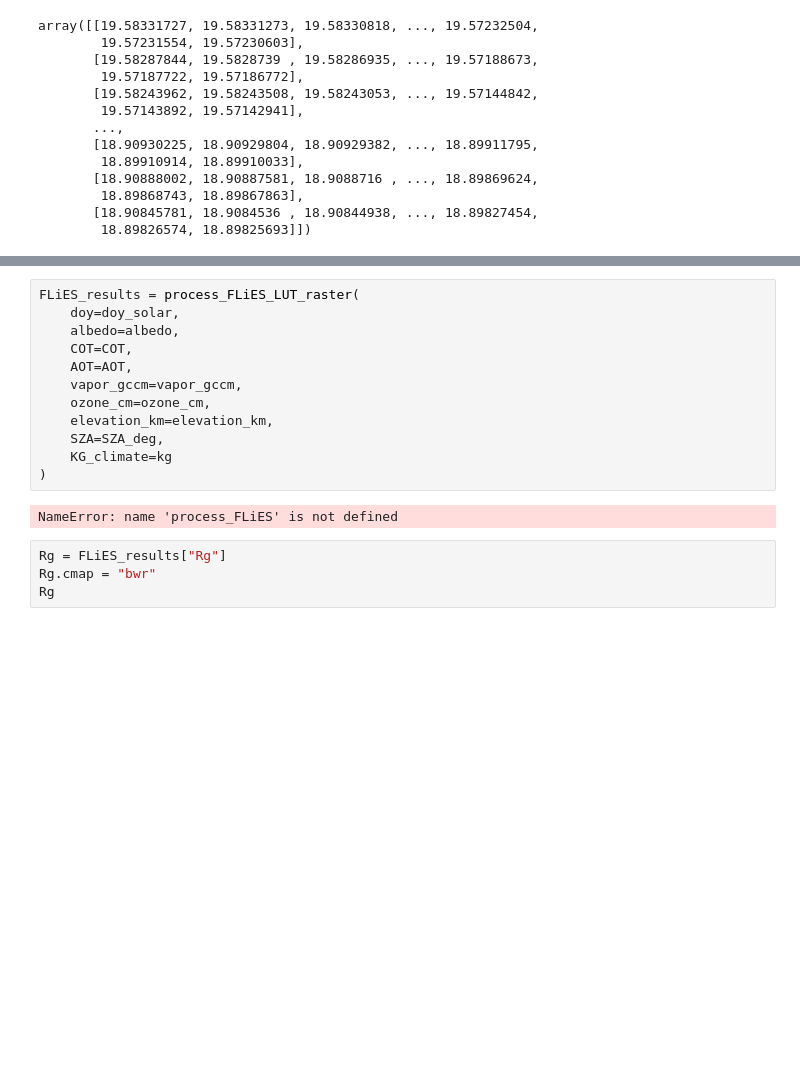
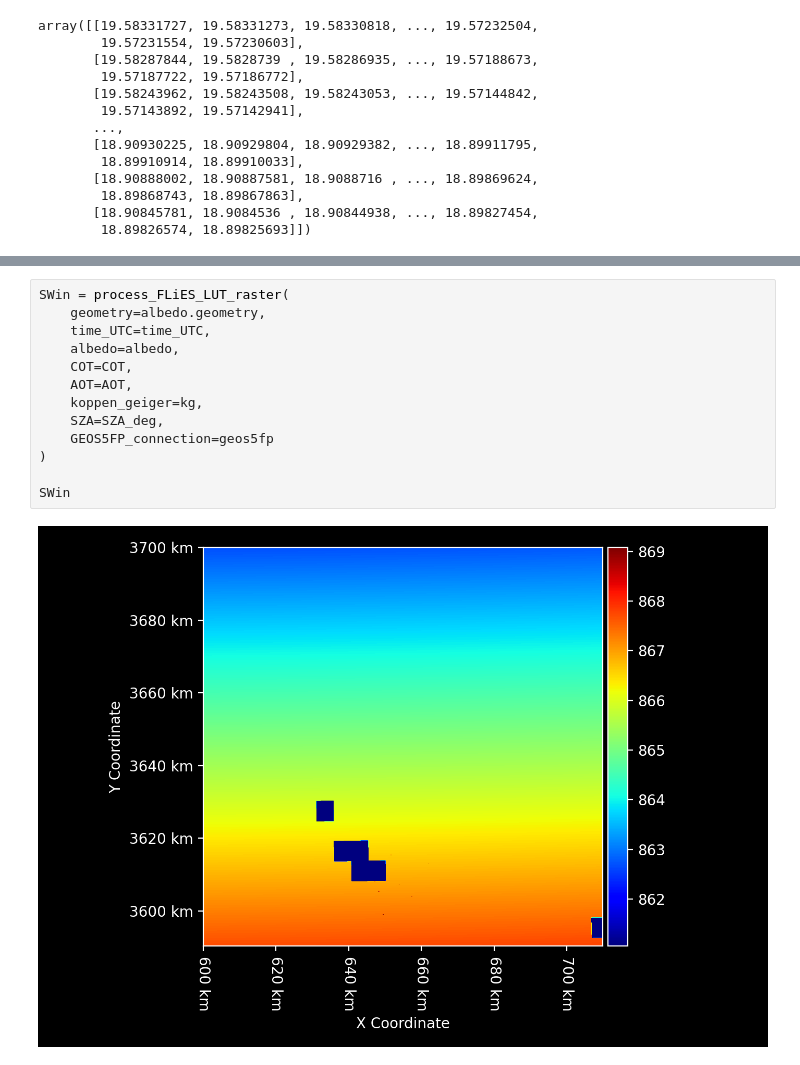
Before and after one commit to gregory-halverson-jpl/FLiESLUT, a Jupyter notebook: Processing FLiES with a raster.ipynb, the cells around one changed output, grey strips where cells are left out. Saved outputs shown, nothing was run; the diff lists cells and outputs as text; blank space fills up the shorter version.

```diff
--- a/Processing FLiES with a raster.ipynb
+++ b/Processing FLiES with a raster.ipynb
@@ -132,18 +108,15 @@ array([[19.58331727, 19.58331273, 19.58330818, ..., 19.57232504,
 # %%
-FLiES_results = process_FLiES_LUT_raster(
-    doy=doy_solar,
+SWin = process_FLiES_LUT_raster(
+    geometry=albedo.geometry,
+    time_UTC=time_UTC,
     albedo=albedo,
     COT=COT,
     AOT=AOT,
-    vapor_gccm=vapor_gccm,
-    ozone_cm=ozone_cm,
-    elevation_km=elevation_km,
+    koppen_geiger=kg,
     SZA=SZA_deg,
-    KG_climate=kg
+    GEOS5FP_connection=geos5fp
 )
+
+SWin
 # %% [output]
-NameError: name 'process_FLiES' is not defined
+[figure, added]
-# %%
-Rg = FLiES_results["Rg"]
-Rg.cmap = "bwr"
-Rg
```
Also changed, not shown: parts of 10 cells of this notebook, 1 other file.
